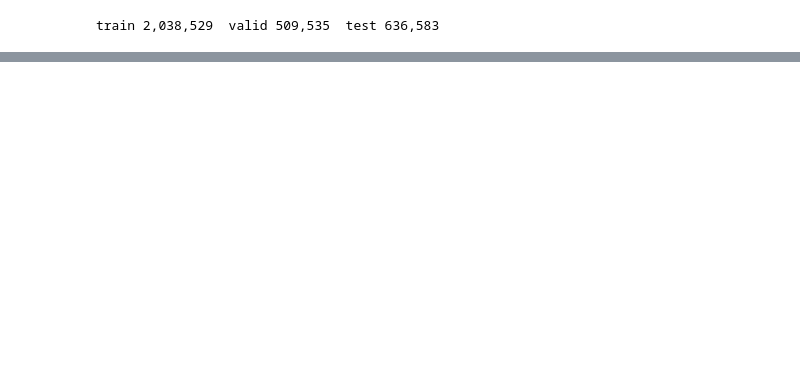
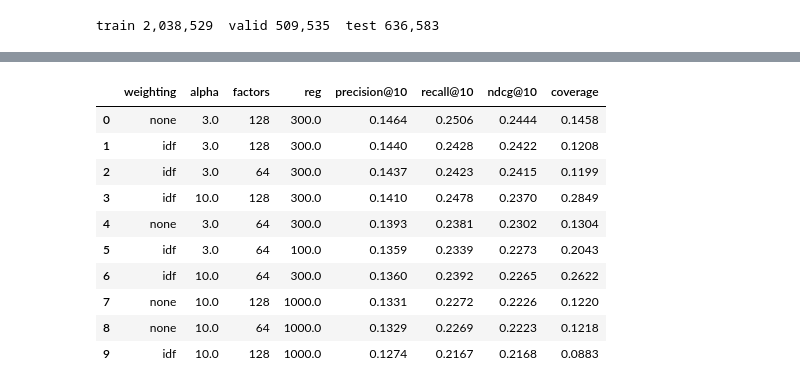
Before and after one commit to sribn/02807-computational-tools-for-data-science, a Jupyter notebook: recommender.ipynb, the cells around one changed output, grey strips where cells are left out. Saved outputs shown, nothing was run; the diff lists cells and outputs as text; code cells hidden in the pictures; blank space fills up the shorter version.

```diff
--- a/recommender.ipynb
+++ b/recommender.ipynb
@@ -92,0 +59,16 @@ ALS fit: 2.1 s for 15 sweeps
+# %%
+counts = baselines.pair_counts(train)
+rows = [{"method": "Popularity", "setting": "", **score(evaluate.popularity_scorer(train), train, valid)}]
+
+for min_support in [10, 50, 200]:
+    conf = baselines.rule_confidences(counts, min_support)
+    rows.append({"method": "Association rules", "setting": f"min_support={min_support}",
+                 **score(baselines.association_rule_scorer(train, conf), train, valid)})
+
+for k in [20, 50, 200]:
+    sim = baselines.cosine_neighbours(counts, k)
+    rows.append({"method": "Item-item cosine", "setting": f"k={k}",
+                 **score(baselines.item_knn_scorer(train, sim), train, valid)})
+
+baseline_valid = pd.DataFrame(rows)
+display(baseline_valid.round(4))
@@ -92,0 +88,28 @@ ALS fit: 2.1 s for 15 sweeps
+# %%
+ITERATIONS = 15
+idf = als.idf_weights(train)
+
+rows = []
+for weighting in ["none", "idf"]:
+    for alpha in [3.0, 10.0]:
+        conf = als.confidence(train, alpha, idf if weighting == "idf" else None)
+        for factors in [64, 128]:
+            for reg in [100.0, 300.0, 1000.0]:
+                model = als.fit(conf, factors, reg, ITERATIONS)
+                rows.append({"weighting": weighting, "alpha": alpha, "factors": factors, "reg": reg,
+                             **score(evaluate.als_scorer(model), train, valid)})
+
+als_grid = pd.DataFrame(rows).sort_values("ndcg@10", ascending=False, ignore_index=True)
+display(als_grid.head(10).round(4))
+# %% [output]
+|  | weighting | alpha | factors | reg | precision@10 | recall@10 | ndcg@10 | coverage |
+| 0 | none | 3.0 | 128 | 300.0 | 0.1464 | 0.2506 | 0.2444 | 0.1458 |
+| 1 | idf | 3.0 | 128 | 300.0 | 0.1440 | 0.2428 | 0.2422 | 0.1208 |
+| 2 | idf | 3.0 | 64 | 300.0 | 0.1437 | 0.2423 | 0.2415 | 0.1199 |
+| 3 | idf | 10.0 | 128 | 300.0 | 0.1410 | 0.2478 | 0.2370 | 0.2849 |
+| 4 | none | 3.0 | 64 | 300.0 | 0.1393 | 0.2381 | 0.2302 | 0.1304 |
+| 5 | idf | 3.0 | 64 | 100.0 | 0.1359 | 0.2339 | 0.2273 | 0.2043 |
+| 6 | idf | 10.0 | 64 | 300.0 | 0.1360 | 0.2392 | 0.2265 | 0.2622 |
+| 7 | none | 10.0 | 128 | 1000.0 | 0.1331 | 0.2272 | 0.2226 | 0.1220 |
+| 8 | none | 10.0 | 64 | 1000.0 | 0.1329 | 0.2269 | 0.2223 | 0.1218 |
+| 9 | idf | 10.0 | 128 | 1000.0 | 0.1274 | 0.2167 | 0.2168 | 0.0883 |
```
Also changed, not shown: parts of 25 cells of this notebook, 11 other files.
